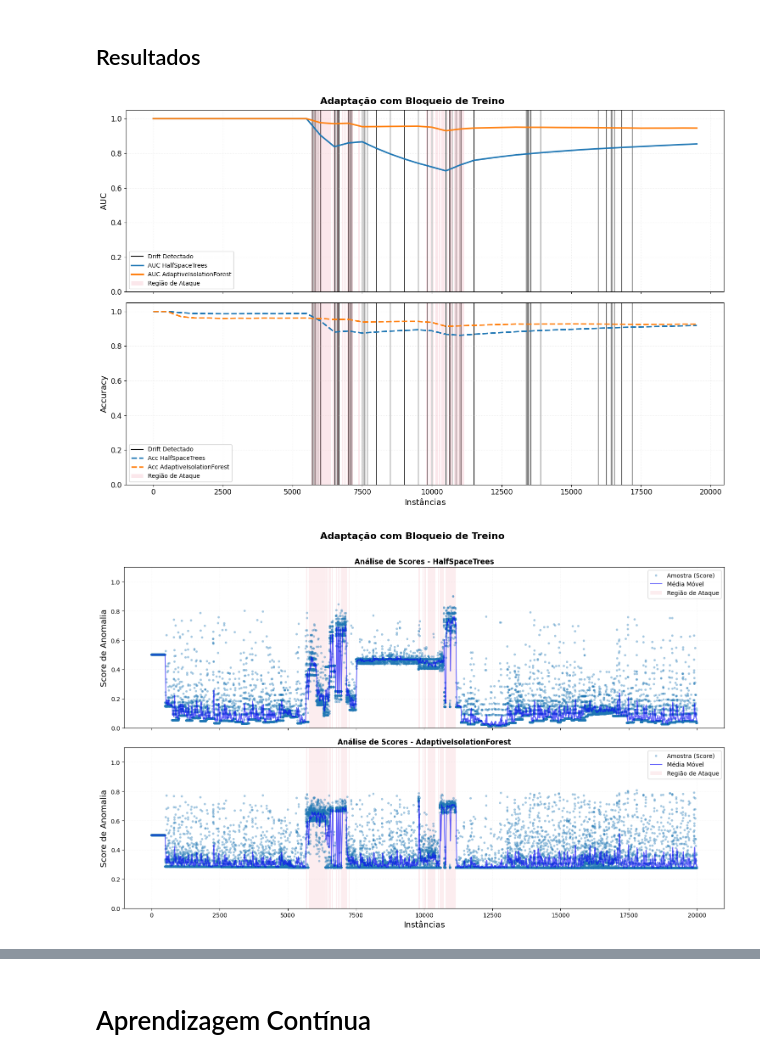
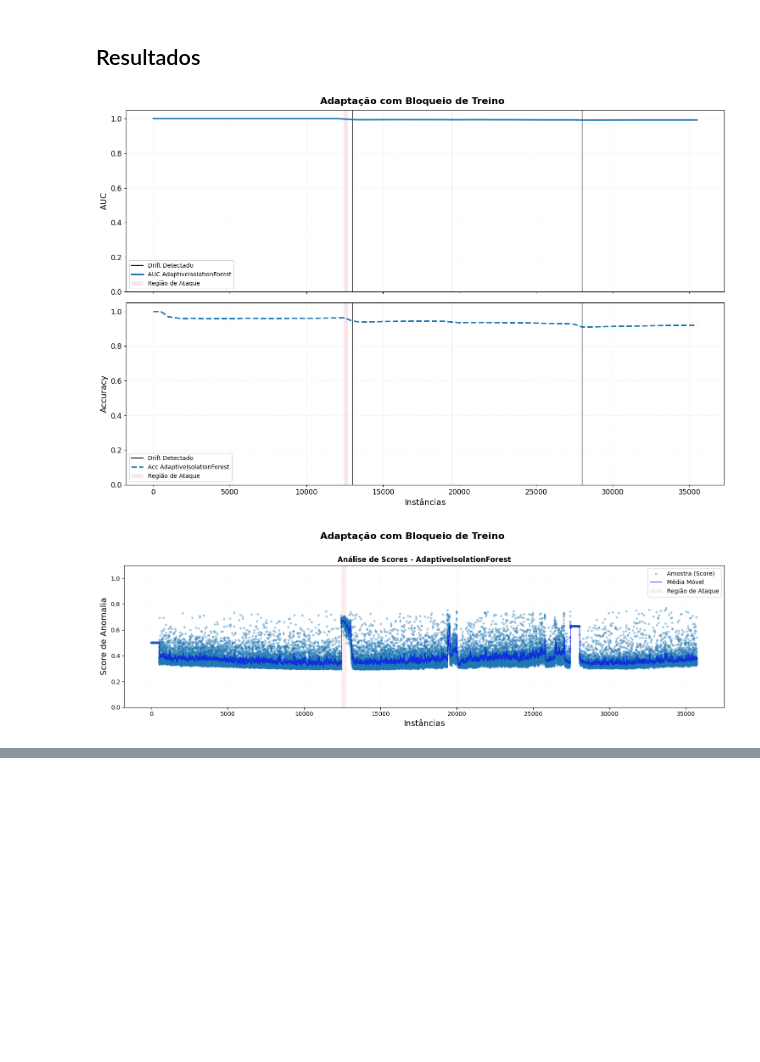
Before and after one commit to iRocktys/anomaly-detection-data-stream, a Jupyter notebook: AnomalyDetectionDevelop.ipynb, the cells around one changed output, grey strips where cells are left out. Cells and saved outputs as stored; diff of their text form; code cells hidden in the pictures; blank space fills up the shorter version.

```diff
--- a/AnomalyDetectionDevelop.ipynb
+++ b/AnomalyDetectionDevelop.ipynb
@@ -330,28 +418,30 @@ def ExecuteExperiments(stream, n_pipeline, algorithms, warmup_windows=5, window_
 from py.streams import newStream
 import pandas as pd
 
-inicio = 0
-fim = 20000
+inicio = 60000
+fim = 100000
 quantidade = fim - inicio
 MAX_INSTANCES = quantidade
 
-df = pd.read_csv(
-    'datasets/CICDDoS2019/data/Exp_janela/SNMP_DNS_1s_0112.csv',
-    skiprows=range(1, inicio),
-    nrows=quantidade
-)
-
 # df = pd.read_csv(
-#     'datasets/MURILO/syn.csv',
+#     'datasets/CICDDoS2019/data/Exp_janela/SNMP_DNS_1s_0112.csv',
 #     skiprows=range(1, inicio),
 #     nrows=quantidade
 # )
 
+# df = pd.read_csv(
+#     'datasets/MURILO/syn.csv'
+#     # skiprows=range(1, inicio),
+#     # nrows=quantidade
+# )
+
+df = pd.read_csv(
+    'datasets/MURILO/http-flood.csv'
+)
+
 
 # df = pd.read_csv(
-#     'datasets/CICDDoS2019/01-12/janelado/BENIGN_1s.csv',
-#     skiprows=range(1, inicio),
-#     nrows=quantidade
+#     'datasets/MURILO/udp.csv'
 # )
 
 stream, target_names, feature_names = newStream(
@@ -361,7 +451,7 @@ stream, target_names, feature_names = newStream(
     normalize_method="MinMaxScaler",
     threshold_var=0.75,
     threshold_corr=0.95,
-    top_n_features=15,
+    top_n_features=None,
     stream=True
 )
 # %% [output]
@@ -384,27 +474,31 @@ Finalização: Criando objeto NumpyStream para o CapyMOA.
 # %%
 from capymoa.anomaly import HalfSpaceTrees
 from capymoa.anomaly import OnlineIsolationForest
 from capymoa.anomaly import Autoencoder
 from capymoa.anomaly import StreamRHF
 from capymoa.anomaly import StreamingIsolationForest
 from capymoa.anomaly import RobustRandomCutForest
 from capymoa.anomaly import AdaptiveIsolationForest
 
 algoritmos = [
-    {'name': 'HalfSpaceTrees', 'class': HalfSpaceTrees, 'params': {}},
+    # {'name': 'HalfSpaceTrees', 'class': HalfSpaceTrees, 'params': {}},
     # {'name': 'OnlineIsolationForest', 'class': OnlineIsolationForest, 'params': {}},
     # {'name': 'Autoencoder', 'class': Autoencoder, 'params': {}},
     # {'name': 'StreamRHF', 'class': StreamRHF, 'params': {}}, # DEMORA MUITO
     # {'name': 'StreamingIsolationForest', 'class': StreamingIsolationForest, 'params': {}}, # DEMORA MUITO
     # {'name': 'RobustRandomCutForest', 'class': RobustRandomCutForest, 'params': {}}, # DEMORA MUITO
     {'name': 'AdaptiveIsolationForest', 'class': AdaptiveIsolationForest, 'params': {}},
 ]
 
 ExecuteExperiments(stream, n_pipeline=1, algorithms=algoritmos, warmup_windows=3, window_size=500,
-        anomaly_threshold=0.4, beta=0.3, title="Adaptação com Bloqueio de Treino", logging=False)
+        anomaly_threshold=0.5, beta=0.3, title="Adaptação com Bloqueio de Treino", logging=False)
 
-ExecuteExperiments(stream, n_pipeline=2, algorithms=algoritmos,
-                   window_size=500, title="Treino Integral")
+# ExecuteExperiments(stream, n_pipeline=2, algorithms=algoritmos,
+#                    window_size=500, title="Treino Integral")
+
+# ExecuteExperiments(stream, n_pipeline=3, algorithms=algoritmos,
+#                    window_size=500, title="Treino MemStream - Memória de Longo Prazo",
+#                    K_MEM=500, anomaly_threshold=0.4, logging=False)
 # %% [output]
-[figure, old version]
+[figure, new version]
-[figure, old version]
+[figure, new version]
@@ -413,2 +504,0 @@ ExecuteExperiments(stream, n_pipeline=2, algorithms=algoritmos,
-# %% [markdown]
-# Aprendizagem Contínua
```
Also changed, not shown: parts of 11 cells of this notebook, 1 other file.
